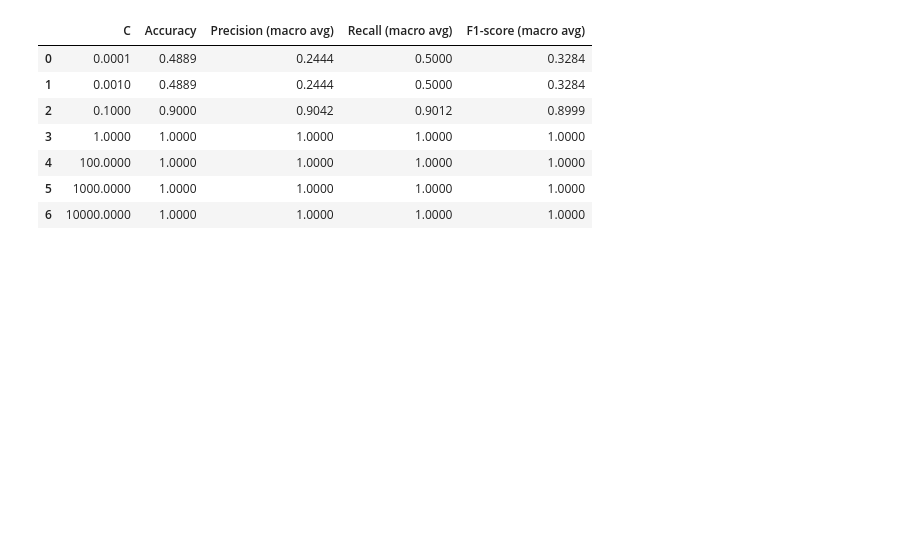
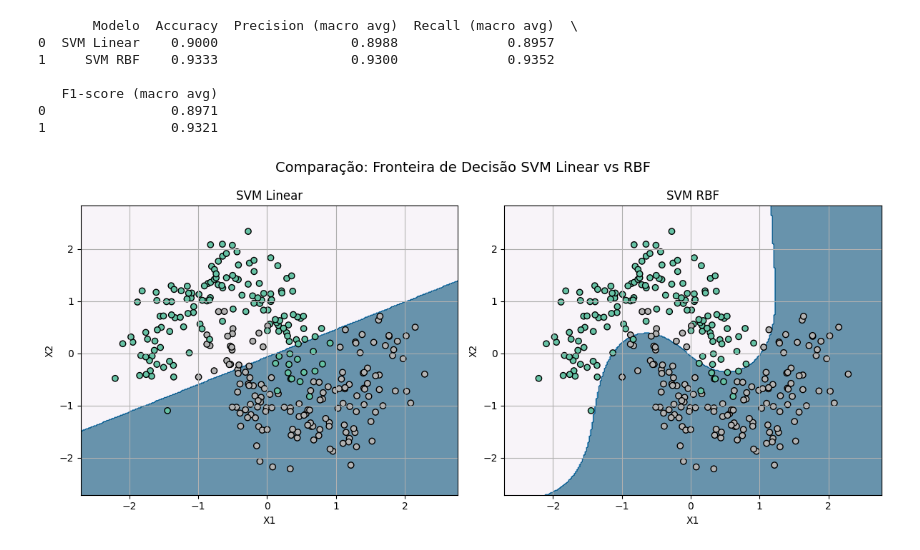
Before and after one commit to gddeazevedo/svm, a Jupyter notebook: ex3.ipynb, the cells around one changed output. Cells and saved outputs as stored; diff of their text form; code cells hidden in the pictures; blank space fills up the shorter version.

```diff
--- a/ex3.ipynb
+++ b/ex3.ipynb
@@ -1,47 +3,79 @@
 # %%
+import numpy as np
 import pandas as pd
+import matplotlib.pyplot as plt
 from sklearn.datasets import make_moons
 from sklearn.svm import SVC
 from sklearn.model_selection import train_test_split
 from sklearn.metrics import accuracy_score, classification_report
 from sklearn.preprocessing import StandardScaler
 
-X, y = make_moons(n_samples=300)
 
-C_values = sorted([1, 100, 0.1, 0.001, 0.0001, 1000, 10_000])
+X, y = make_moons(n_samples=300, noise=0.2, random_state=42)
 
 scaler = StandardScaler()
 X_scaled = scaler.fit_transform(X)
 
 X_train, X_test, y_train, y_test = train_test_split(X_scaled, y, test_size=0.3, random_state=42)
 
+models = {
+    "SVM Linear": SVC(kernel="linear", C=1),
+    "SVM RBF": SVC(kernel="rbf", C=1, gamma='scale')
+}
+
 results = []
-model = SVC(kernel="rbf")
 
-for i, C in enumerate(C_values):
-    model.set_params(C=C)
+for name, model in models.items():
     model.fit(X_train, y_train)
     y_pred = model.predict(X_test)
 
     accuracy = accuracy_score(y_test, y_pred)
-    report = classification_report(y_test, y_pred, output_dict=True)
+    report = classification_report(y_test, y_pred, output_dict=True, zero_division=0)
 
     results.append({
-        "C": C,
+        "Modelo": name,
         "Accuracy": round(accuracy, 4),
         "Precision (macro avg)": round(report['macro avg']['precision'], 4),
         "Recall (macro avg)": round(report['macro avg']['recall'], 4),
         "F1-score (macro avg)": round(report['macro avg']['f1-score'], 4)
     })
 
 df_results = pd.DataFrame(results)
-display(df_results)
+print(df_results)
+
+
+def plot_decision_boundary(model, X, y, title):
+    h = .02  # step size in the mesh
+    x_min, x_max = X[:, 0].min() - .5, X[:, 0].max() + .5
+    y_min, y_max = X[:, 1].min() - .5, X[:, 1].max() + .5
+    xx, yy = np.meshgrid(np.arange(x_min, x_max, h),
+                         np.arange(y_min, y_max, h))
+
+    Z = model.predict(np.c_[xx.ravel(), yy.ravel()])
+    Z = Z.reshape(xx.shape)
+
+    plt.contourf(xx, yy, Z, cmap=plt.cm.PuBu, alpha=0.6)
+    plt.scatter(X[:, 0], X[:, 1], c=y, cmap=plt.cm.Set2, edgecolors='k')
+    plt.title(title)
+    plt.xlabel("X1")
+    plt.ylabel("X2")
+    plt.grid(True)
+
+plt.figure(figsize=(12, 5))
+
+for i, (name, model) in enumerate(models.items()):
+    plt.subplot(1, 2, i + 1)
+    plot_decision_boundary(model, X_scaled, y, title=name)
+
+plt.tight_layout()
+plt.suptitle("Comparação: Fronteira de Decisão SVM Linear vs RBF", fontsize=14, y=1.05)
+plt.show()
 # %% [output]
-|  | C | Accuracy | Precision (macro avg) | Recall (macro avg) | F1-score (macro avg) |
-| 0 | 0.0001 | 0.4889 | 0.2444 | 0.5000 | 0.3284 |
-| 1 | 0.0010 | 0.4889 | 0.2444 | 0.5000 | 0.3284 |
-| 2 | 0.1000 | 0.9000 | 0.9042 | 0.9012 | 0.8999 |
-| 3 | 1.0000 | 1.0000 | 1.0000 | 1.0000 | 1.0000 |
-| 4 | 100.0000 | 1.0000 | 1.0000 | 1.0000 | 1.0000 |
-| 5 | 1000.0000 | 1.0000 | 1.0000 | 1.0000 | 1.0000 |
-| 6 | 10000.0000 | 1.0000 | 1.0000 | 1.0000 | 1.0000 |
+       Modelo  Accuracy  Precision (macro avg)  Recall (macro avg)  \
+0  SVM Linear    0.9000                 0.8988              0.8957
+1     SVM RBF    0.9333                 0.9300              0.9352
+
+   F1-score (macro avg)
+0                0.8971
+1                0.9321
+[figure, added]
```
Also changed, not shown: parts of 1 cell of this notebook, 5 other files.
